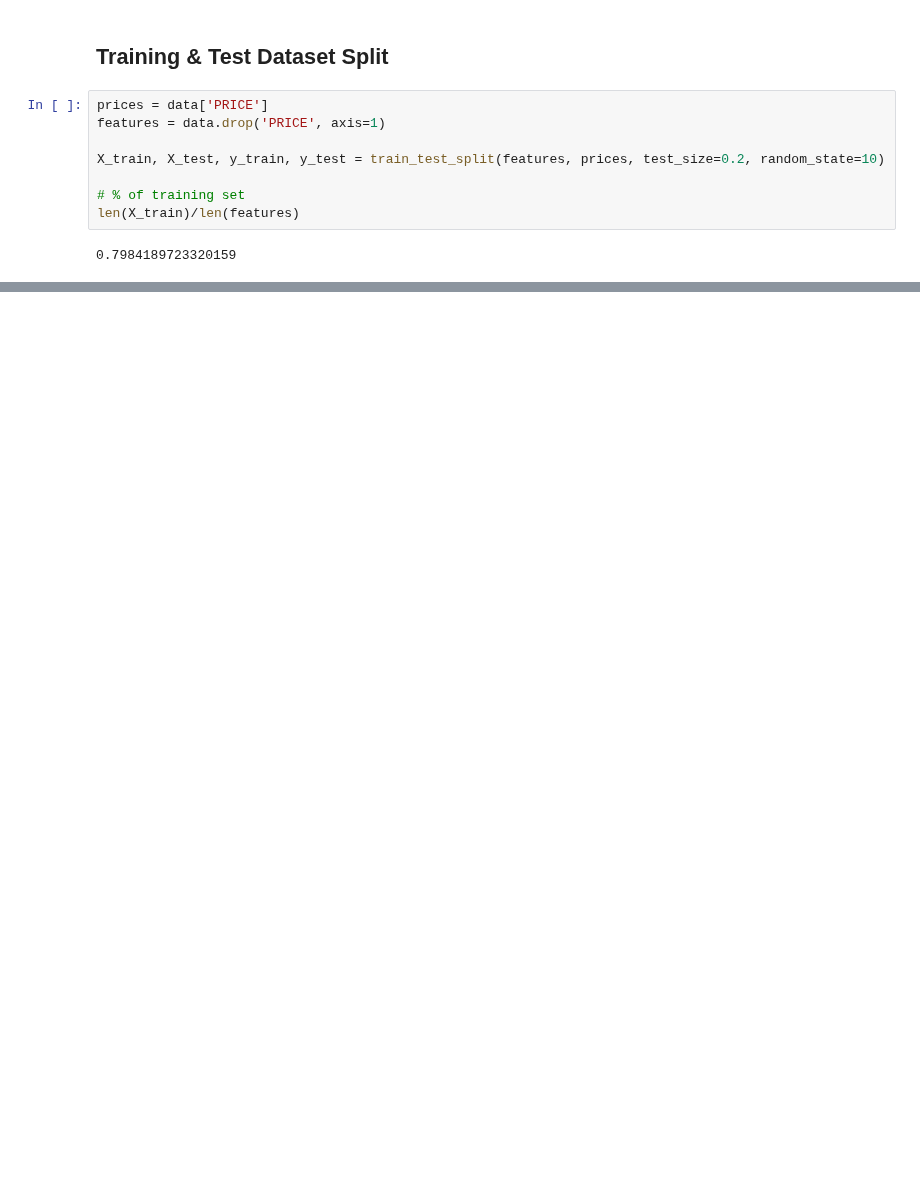
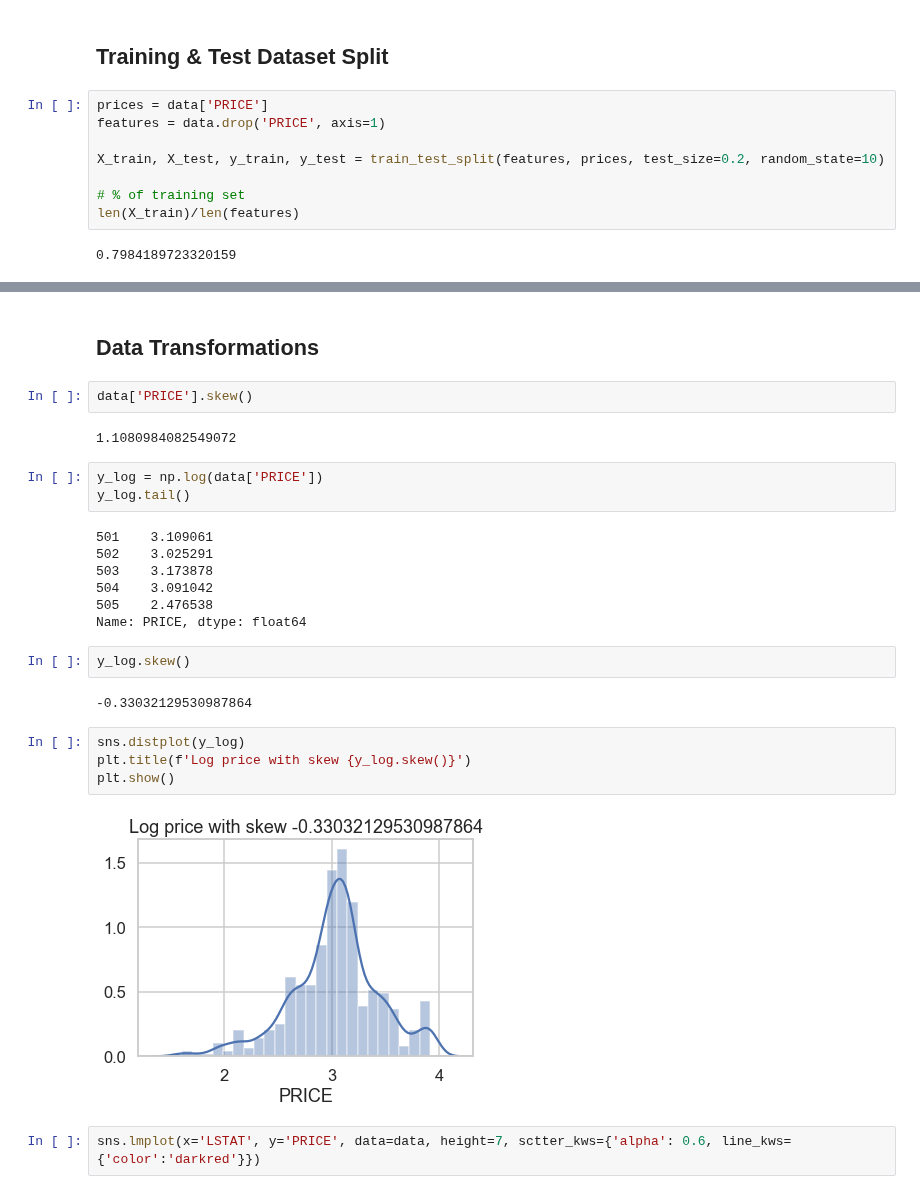
Before and after one commit to shade-12/ml-intro, a Jupyter notebook: 04_Multivariable_Regression.ipynb, the cells around one changed output, grey strips where cells are left out. Drawn from its saved outputs; the diff is of its cells as text; blank space fills up the shorter version.

```diff
--- a/04_Multivariate_Regression.ipynb
+++ b/04_Multivariable_Regression.ipynb
@@ -494,0 +527,28 @@ X_test.shape[0]/features
+# %% [markdown]
+## Data Transformations
+# %%
+data['PRICE'].skew()
+# %% [output]
+1.1080984082549072
+# %%
+y_log = np.log(data['PRICE'])
+y_log.tail()
+# %% [output]
+501    3.109061
+502    3.025291
+503    3.173878
+504    3.091042
+505    2.476538
+Name: PRICE, dtype: float64
+# %%
+y_log.skew()
+# %% [output]
+-0.33032129530987864
+# %%
+sns.distplot(y_log)
+plt.title(f'Log price with skew {y_log.skew()}')
+plt.show()
+# %% [output]
+[figure, added]
+# %%
+sns.lmplot(x='LSTAT', y='PRICE', data=data, height=7, sctter_kws={'alpha': 0.6, line_kws={'color':'darkred'}})
```
Also changed, not shown: parts of 7 cells of this notebook.
